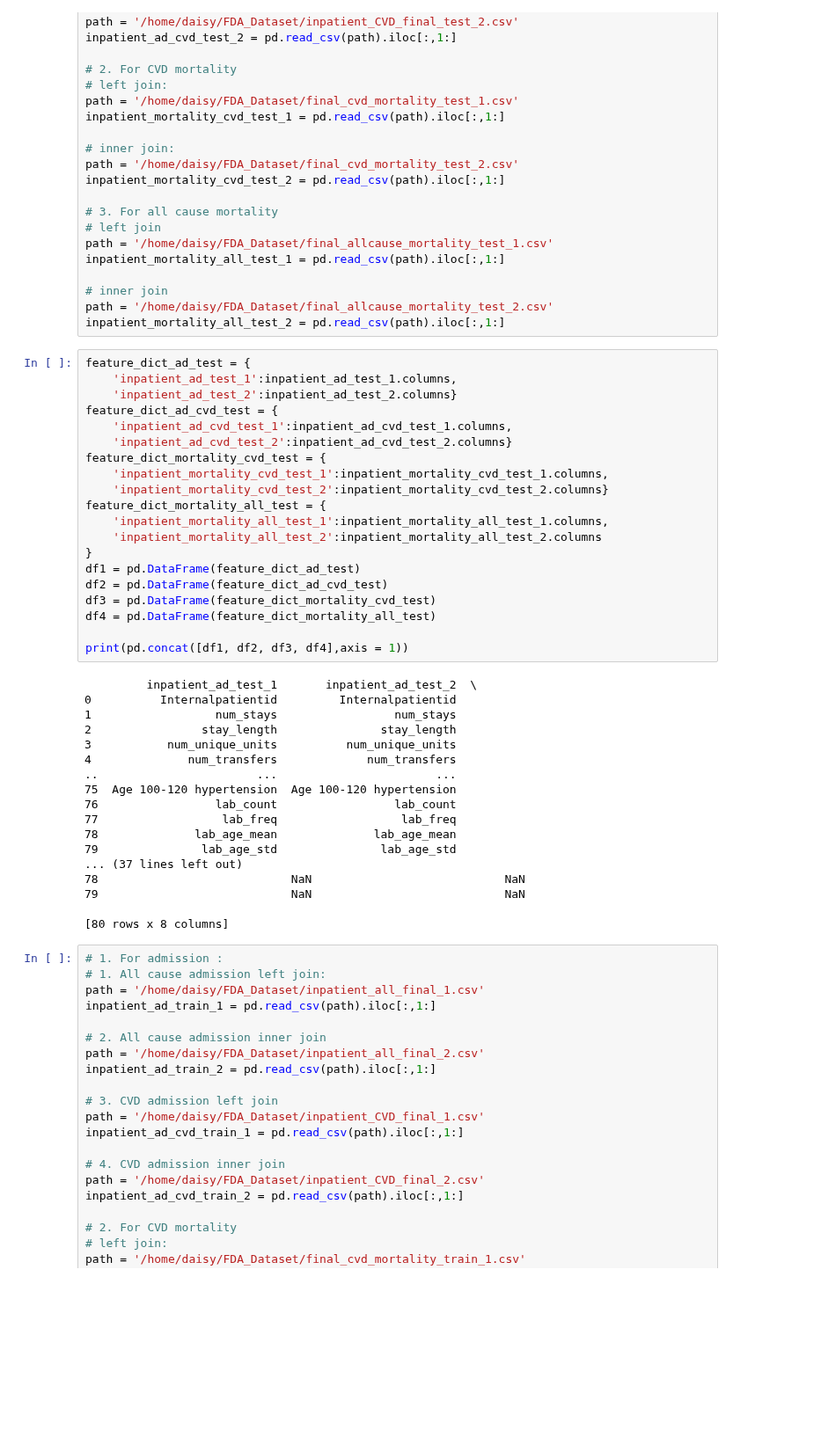
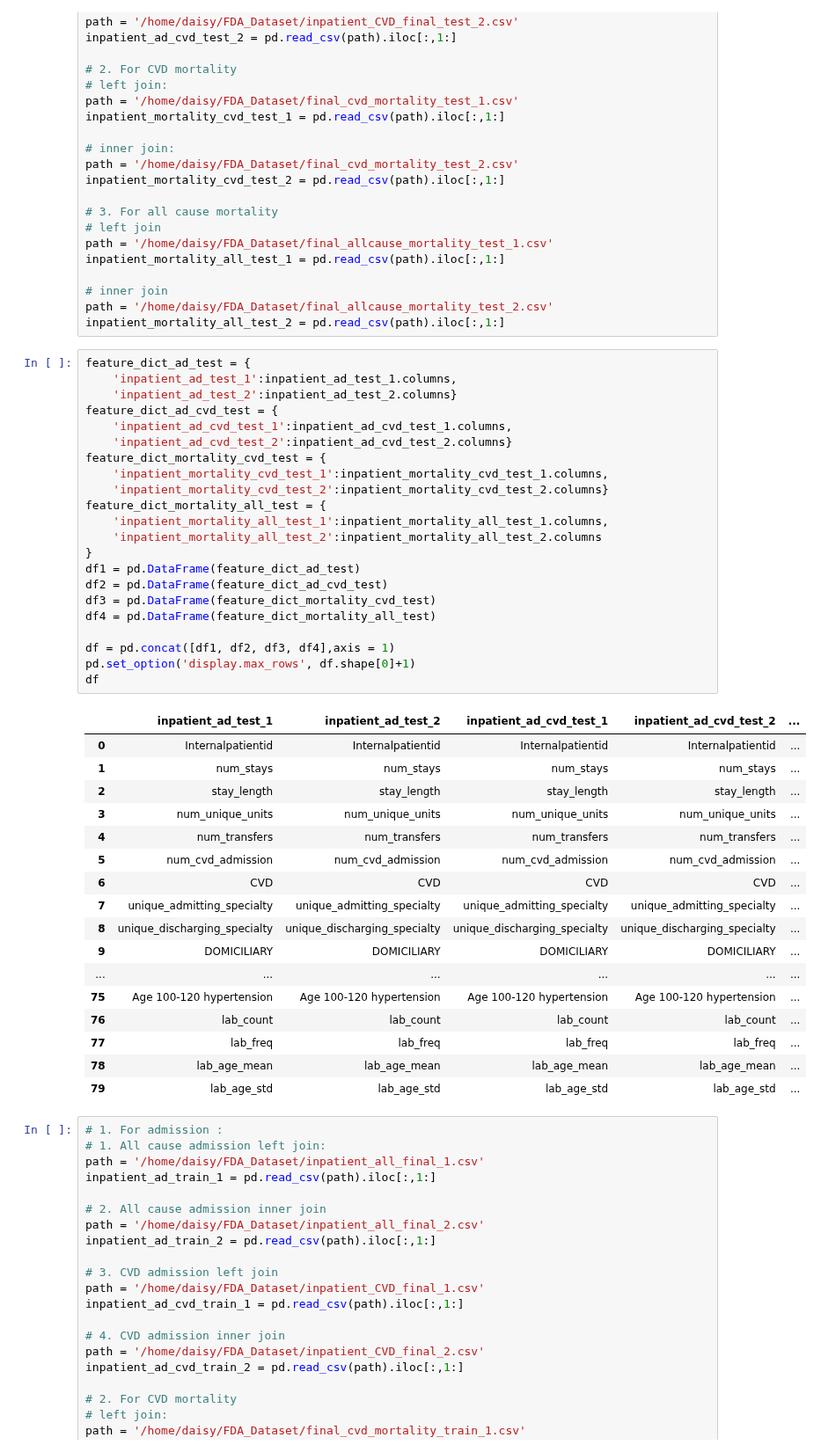
Before and after one commit to SpassMed-Projects/FDA, a Jupyter notebook: src/models/feature_names.ipynb, the cells around one changed output. Shown at 88% size. Cells and saved outputs as stored; diff of their text form; blank space fills up the shorter version.

```diff
--- a/src/models/feature_names.ipynb
+++ b/src/models/feature_names.ipynb
@@ -46,41 +46,43 @@ inpatient_mortality_all_test_2 = pd.read_csv(path).iloc[:,1:]
 # %%
 feature_dict_ad_test = {
     'inpatient_ad_test_1':inpatient_ad_test_1.columns,
     'inpatient_ad_test_2':inpatient_ad_test_2.columns}
 feature_dict_ad_cvd_test = {
     'inpatient_ad_cvd_test_1':inpatient_ad_cvd_test_1.columns,
     'inpatient_ad_cvd_test_2':inpatient_ad_cvd_test_2.columns}
 feature_dict_mortality_cvd_test = {
     'inpatient_mortality_cvd_test_1':inpatient_mortality_cvd_test_1.columns,
     'inpatient_mortality_cvd_test_2':inpatient_mortality_cvd_test_2.columns}
 feature_dict_mortality_all_test = {
     'inpatient_mortality_all_test_1':inpatient_mortality_all_test_1.columns,
     'inpatient_mortality_all_test_2':inpatient_mortality_all_test_2.columns
 }
 df1 = pd.DataFrame(feature_dict_ad_test)
 df2 = pd.DataFrame(feature_dict_ad_cvd_test)
 df3 = pd.DataFrame(feature_dict_mortality_cvd_test)
 df4 = pd.DataFrame(feature_dict_mortality_all_test)
 
-print(pd.concat([df1, df2, df3, df4],axis = 1))
+df = pd.concat([df1, df2, df3, df4],axis = 1)
+pd.set_option('display.max_rows', df.shape[0]+1)
+df
 # %% [output]
-         inpatient_ad_test_1       inpatient_ad_test_2  \
-0          Internalpatientid         Internalpatientid
-1                  num_stays                 num_stays
-2                stay_length               stay_length
-3           num_unique_units          num_unique_units
-4              num_transfers             num_transfers
-..                       ...                       ...
-75  Age 100-120 hypertension  Age 100-120 hypertension
-76                 lab_count                 lab_count
-77                  lab_freq                  lab_freq
-78              lab_age_mean              lab_age_mean
-79               lab_age_std               lab_age_std
-... (37 lines left out)
-78                            NaN                            NaN
-79                            NaN                            NaN
-
-[80 rows x 8 columns]
+|  | inpatient_ad_test_1 | inpatient_ad_test_2 | inpatient_ad_cvd_test_1 | inpatient_ad_cvd_test_2 | ... |
+| 0 | Internalpatientid | Internalpatientid | Internalpatientid | Internalpatientid | ... |
+| 1 | num_stays | num_stays | num_stays | num_stays | ... |
+| 2 | stay_length | stay_length | stay_length | stay_length | ... |
+| 3 | num_unique_units | num_unique_units | num_unique_units | num_unique_units | ... |
+| 4 | num_transfers | num_transfers | num_transfers | num_transfers | ... |
+| 5 | num_cvd_admission | num_cvd_admission | num_cvd_admission | num_cvd_admission | ... |
+| 6 | CVD | CVD | CVD | CVD | ... |
+| 7 | unique_admitting_specialty | unique_admitting_specialty | unique_admitting_specialty | unique_admitting_specialty | ... |
+| 8 | unique_discharging_specialty | unique_discharging_specialty | unique_discharging_specialty | unique_discharging_specialty | ... |
+| 9 | DOMICILIARY | DOMICILIARY | DOMICILIARY | DOMICILIARY | ... |
+| ... | ... | ... | ... | ... | ... |
+| 75 | Age 100-120 hypertension | Age 100-120 hypertension | Age 100-120 hypertension | Age 100-120 hypertension | ... |
+| 76 | lab_count | lab_count | lab_count | lab_count | ... |
+| 77 | lab_freq | lab_freq | lab_freq | lab_freq | ... |
+| 78 | lab_age_mean | lab_age_mean | lab_age_mean | lab_age_mean | ... |
+| 79 | lab_age_std | lab_age_std | lab_age_std | lab_age_std | ... |
 # %%
 # 1. For admission :
 # 1. All cause admission left join:
```
Also changed, not shown: parts of 2 cells of this notebook.
